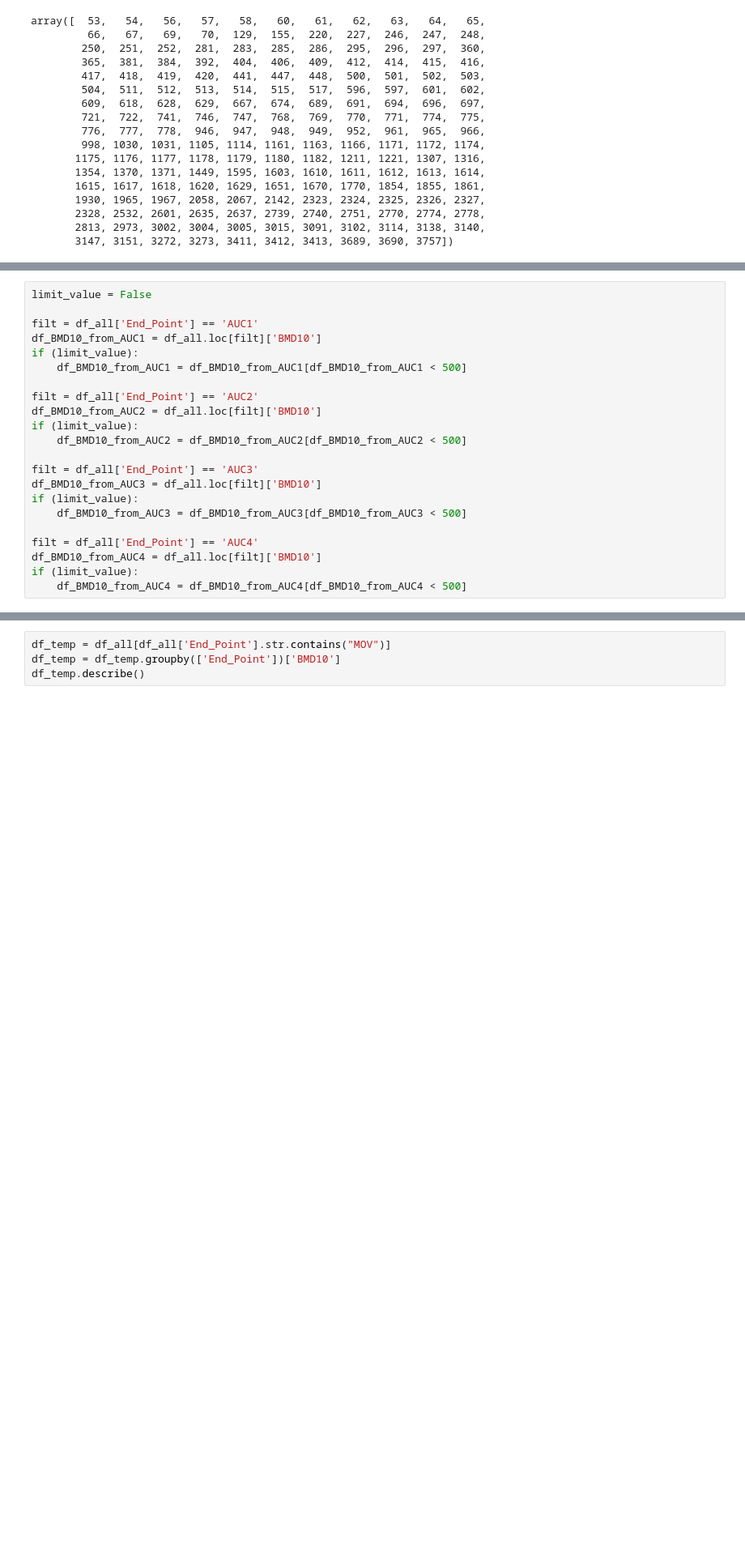
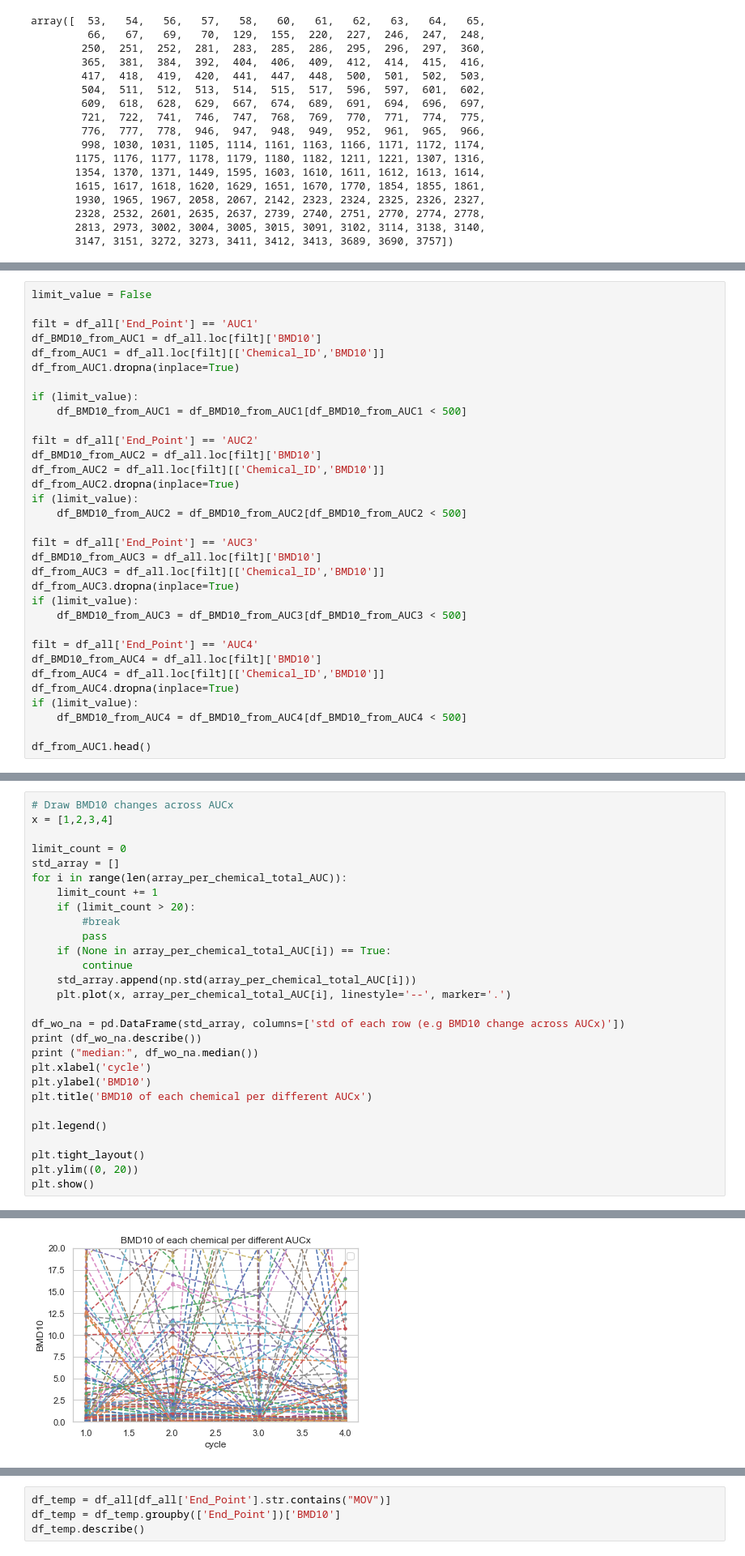
Before and after one commit to PNNL-CompBio/srpAnalytics, a Jupyter notebook: code/latest/2_bmd/3_after_bmd/phsae_I_II/merge_MOV1_AUC1_MOVx_AUCx_and_analyze/merge_MOV1_AUC1_MOVx_AUCx.ipynb, the cells around one changed output, grey strips where cells are left out. Shown at 81% size. Drawn from its saved outputs; the diff is of its cells as text; blank space fills up the shorter version.

```diff
--- a/code/latest/2_bmd/3_after_bmd/phsae_I_II/merge_MOV1_AUC1_MOVx_AUCx_and_analyze/merge_MOV1_AUC1_MOVx_AUCx.ipynb
+++ b/code/latest/2_bmd/3_after_bmd/phsae_I_II/merge_MOV1_AUC1_MOVx_AUCx_and_analyze/merge_MOV1_AUC1_MOVx_AUCx.ipynb
@@ -136,20 +136,31 @@ limit_value = False
 
 filt = df_all['End_Point'] == 'AUC1'
 df_BMD10_from_AUC1 = df_all.loc[filt]['BMD10']
+df_from_AUC1 = df_all.loc[filt][['Chemical_ID','BMD10']]
+df_from_AUC1.dropna(inplace=True)
+
 if (limit_value):
     df_BMD10_from_AUC1 = df_BMD10_from_AUC1[df_BMD10_from_AUC1 < 500]
 
 filt = df_all['End_Point'] == 'AUC2'
 df_BMD10_from_AUC2 = df_all.loc[filt]['BMD10']
+df_from_AUC2 = df_all.loc[filt][['Chemical_ID','BMD10']]
+df_from_AUC2.dropna(inplace=True)
 if (limit_value):
     df_BMD10_from_AUC2 = df_BMD10_from_AUC2[df_BMD10_from_AUC2 < 500]
 
 filt = df_all['End_Point'] == 'AUC3'
 df_BMD10_from_AUC3 = df_all.loc[filt]['BMD10']
+df_from_AUC3 = df_all.loc[filt][['Chemical_ID','BMD10']]
+df_from_AUC3.dropna(inplace=True)
 if (limit_value):
     df_BMD10_from_AUC3 = df_BMD10_from_AUC3[df_BMD10_from_AUC3 < 500]
 
 filt = df_all['End_Point'] == 'AUC4'
 df_BMD10_from_AUC4 = df_all.loc[filt]['BMD10']
+df_from_AUC4 = df_all.loc[filt][['Chemical_ID','BMD10']]
+df_from_AUC4.dropna(inplace=True)
 if (limit_value):
     df_BMD10_from_AUC4 = df_BMD10_from_AUC4[df_BMD10_from_AUC4 < 500]
+
+df_from_AUC1.head()
@@ -155,0 +227,29 @@ if (limit_value):
+# %%
+# Draw BMD10 changes across AUCx
+x = [1,2,3,4]
+
+limit_count = 0
+std_array = []
+for i in range(len(array_per_chemical_total_AUC)):
+    limit_count += 1
+    if (limit_count > 20):
+        #break
+        pass
+    if (None in array_per_chemical_total_AUC[i]) == True:
+        continue
+    std_array.append(np.std(array_per_chemical_total_AUC[i]))
+    plt.plot(x, array_per_chemical_total_AUC[i], linestyle='--', marker='.')
+
+df_wo_na = pd.DataFrame(std_array, columns=['std of each row (e.g BMD10 change across AUCx)'])
+print (df_wo_na.describe())
+print ("median:", df_wo_na.median())
+plt.xlabel('cycle')
+plt.ylabel('BMD10')
+plt.title('BMD10 of each chemical per different AUCx')
+
+plt.legend()
+
+plt.tight_layout()
+plt.ylim((0, 20))
+plt.show()
+# %% [output]
@@ -156,3 +268,4 @@ if (limit_value):
+[figure, added]
 # %%
 df_temp = df_all[df_all['End_Point'].str.contains("AUC")]
 df_temp = df_temp.groupby(['End_Point'])['BMD10']
```
Also changed, not shown: parts of 12 cells of this notebook, 4 other files.
